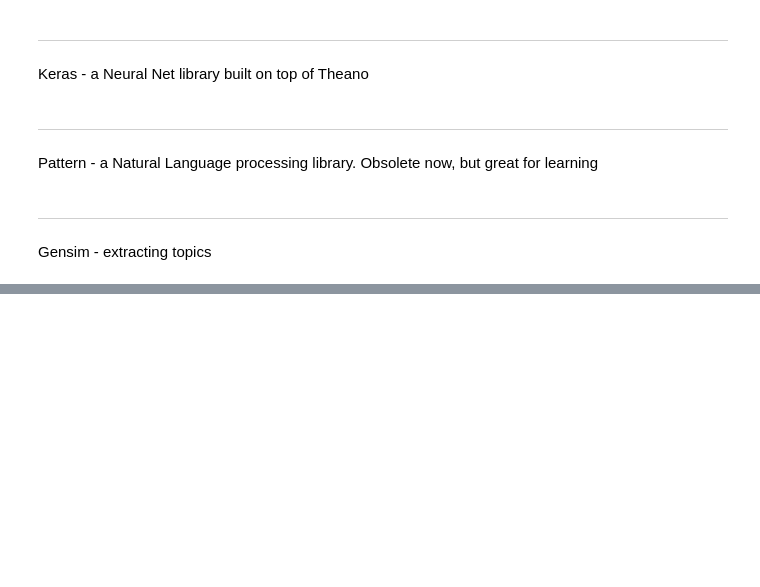
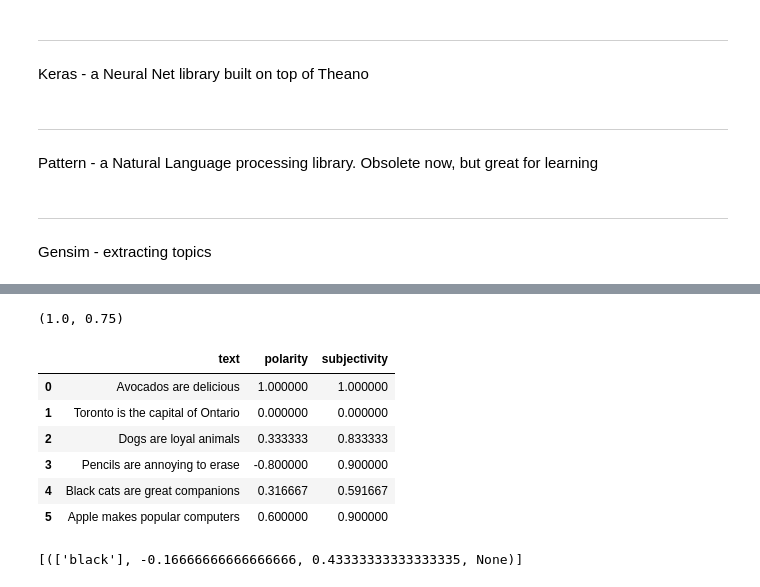
Before and after one commit to ML4P/ml-for-python-programmers, a Jupyter notebook: Section 1.ipynb, the cells around one changed output, grey strips where cells are left out. Drawn from its saved outputs; the diff is of its cells as text; code cells hidden in the pictures; blank space fills up the shorter version.

Commit message:
Add Pattern examples

```diff
--- a/Section 1.ipynb
+++ b/Section 1.ipynb
@@ -291,0 +296,34 @@ NLTK / Pattern - Showing the structure of a sentence
+# %%
+from pattern.en import sentiment
+
+sentiment("The Raptors are great!")
+# %% [output]
+(1.0, 0.75)
+# %%
+df = pd.DataFrame({
+    "text": [
+        "Avocados are delicious",
+        "Toronto is the capital of Ontario",
+        "Dogs are loyal animals",
+        "Pencils are annoying to erase",
+        "Black cats are cuddly",
+        "Apple makes popular computers"
+    ],
+})
+text_sentiment = df["text"].apply(
+    lambda x: pd.Series(sentiment(x), index=["polarity", "subjectivity"])
+)
+df.join(text_sentiment)
+# %% [output]
+|  | text | polarity | subjectivity |
+| 0 | Avocados are delicious | 1.000000 | 1.000000 |
+| 1 | Toronto is the capital of Ontario | 0.000000 | 0.000000 |
+| 2 | Dogs are loyal animals | 0.333333 | 0.833333 |
+| 3 | Pencils are annoying to erase | -0.800000 | 0.900000 |
+| 4 | Black cats are great companions | 0.316667 | 0.591667 |
+| 5 | Apple makes popular computers | 0.600000 | 0.900000 |
+# %%
+# The .assessments attribute can be used to see a breakdown of the subjectivity
+sentiment("Black cats are cuddly").assessments
+# %% [output]
+[(['black'], -0.16666666666666666, 0.43333333333333335, None)]
```
Also changed, not shown: parts of 6 cells of this notebook.
